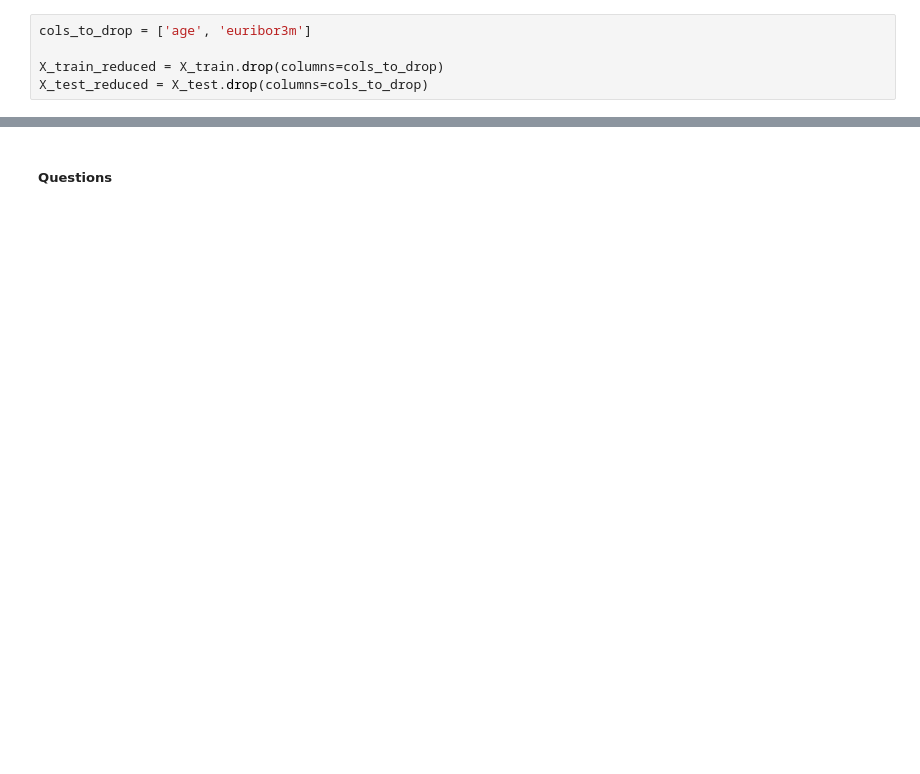
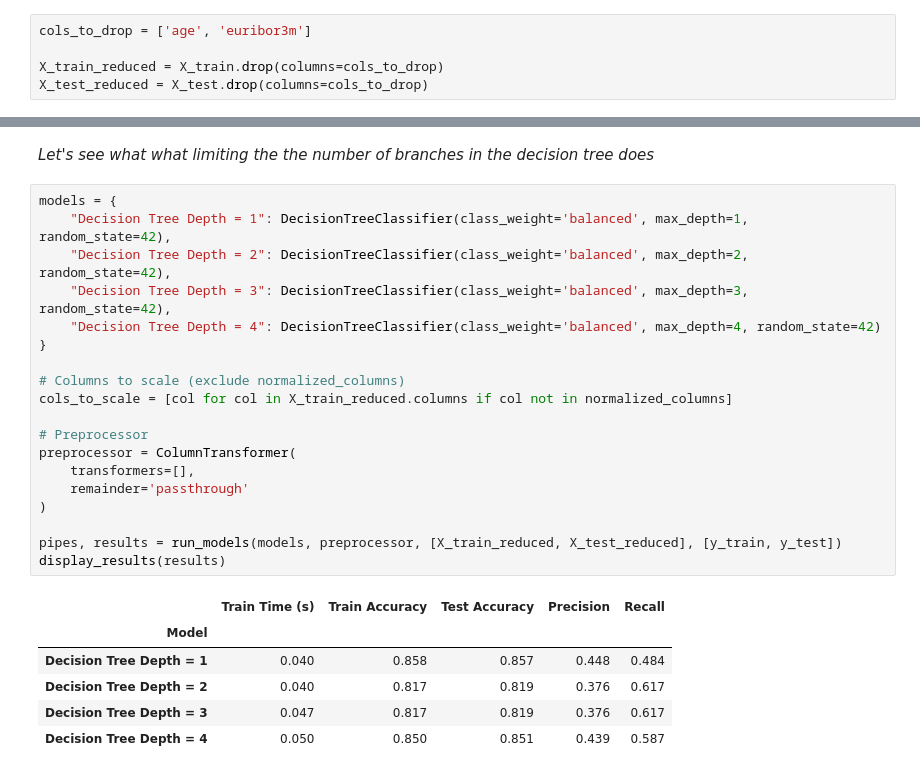
Before and after one commit to Jack-S2005/17.1-Comparing-Classifiers, a Jupyter notebook: prompt_III.ipynb, the cells around one changed output, grey strips where cells are left out. Cells and saved outputs as stored; diff of their text form; blank space fills up the shorter version.

```diff
--- a/prompt_III.ipynb
+++ b/prompt_III.ipynb
@@ -506,2 +509,28 @@ display_results(results)
-# %% [markdown]
-##### Questions
+# %% [markdown]
+_Let's see what what limiting the the number of branches in the decision tree does_
+# %%
+models = {
+    "Decision Tree Depth = 1": DecisionTreeClassifier(class_weight='balanced', max_depth=1, random_state=42),
+    "Decision Tree Depth = 2": DecisionTreeClassifier(class_weight='balanced', max_depth=2, random_state=42),
+    "Decision Tree Depth = 3": DecisionTreeClassifier(class_weight='balanced', max_depth=3, random_state=42),
+    "Decision Tree Depth = 4": DecisionTreeClassifier(class_weight='balanced', max_depth=4, random_state=42)
+}
+
+# Columns to scale (exclude normalized_columns)
+cols_to_scale = [col for col in X_train_reduced.columns if col not in normalized_columns]
+
+# Preprocessor
+preprocessor = ColumnTransformer(
+    transformers=[],
+    remainder='passthrough'
+)
+
+pipes, results = run_models(models, preprocessor, [X_train_reduced, X_test_reduced], [y_train, y_test])
+display_results(results)
+# %% [output]
+|  | Train Time (s) | Train Accuracy | Test Accuracy | Precision | Recall |
+| Model |  |  |  |  |  |
+| Decision Tree Depth = 1 | 0.040 | 0.858 | 0.857 | 0.448 | 0.484 |
+| Decision Tree Depth = 2 | 0.040 | 0.817 | 0.819 | 0.376 | 0.617 |
+| Decision Tree Depth = 3 | 0.047 | 0.817 | 0.819 | 0.376 | 0.617 |
+| Decision Tree Depth = 4 | 0.050 | 0.850 | 0.851 | 0.439 | 0.587 |
```
Also changed, not shown: parts of 16 cells of this notebook.
